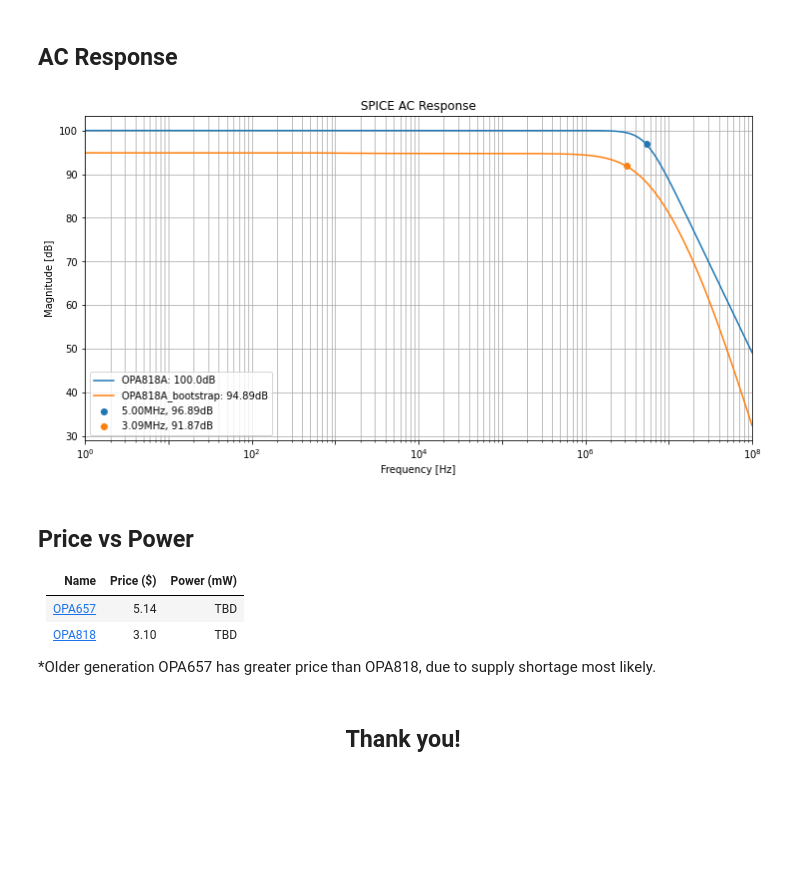
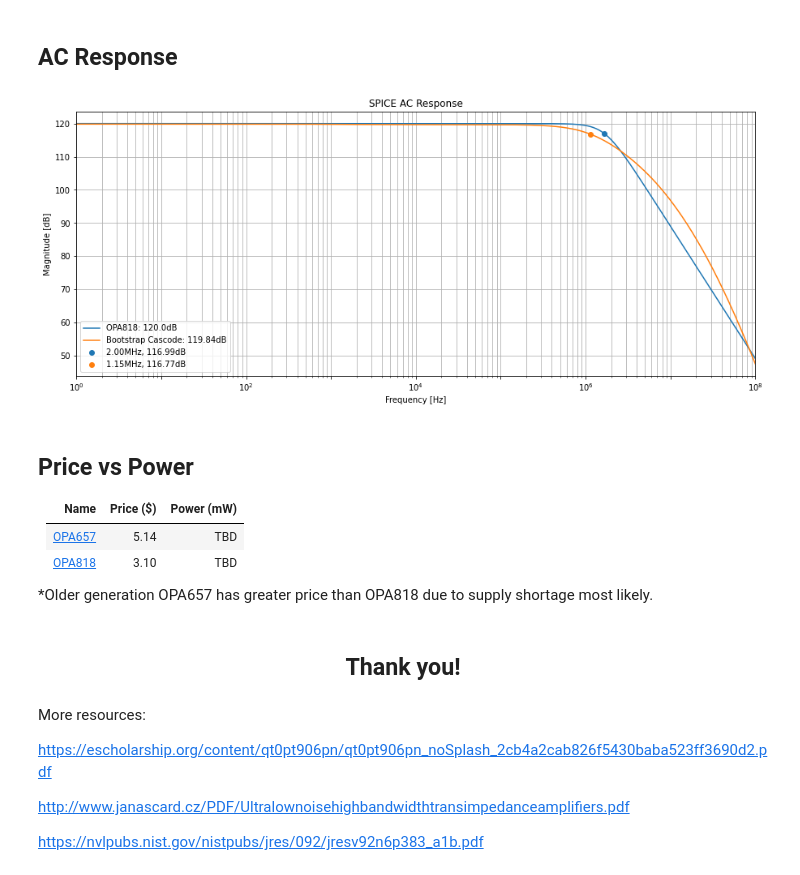
Before and after one commit to kegedy/EE538.1, a Jupyter notebook: kevin/project/check-in-presentation.ipynb, the cells around one changed output. Cells and saved outputs as stored; diff of their text form; code cells hidden in the pictures; blank space fills up the shorter version.

```diff
--- a/kevin/project/check-in-presentation.ipynb
+++ b/kevin/project/check-in-presentation.ipynb
@@ -441,0 +459,22 @@ plt.show();
+# %%
+fig, ax = plt.subplots(1,figsize=(15,6))
+x1 = np.argmin(10*np.log10((onoise2/inoise2)**2))
+label1 = f'{round(10*np.log10((onoise1[x1]/inoise1[x1])**2),2)} dB'
+label2 = f'{round(10*np.log10((onoise2[x1]/inoise2[x1])**2),2)} dB'
+label3 = f'{round(10*np.log10((onoise3[x1]/inoise3[x1])**2),2)} dB'
+ax.semilogx(freq, 10*np.log10((onoise3/inoise3)**2),label='Bootstrap Cascode',color='tab:orange')
+ax.semilogx(freq, 10*np.log10((onoise1/inoise1)**2),label='OPA657',color='tab:green')
+ax.semilogx(freq, 10*np.log10((onoise2/inoise2)**2),label='OPA818',color='tab:blue')
+ax.scatter(freq[x1],10*np.log10((onoise3[x1]/inoise3[x1])**2),label=label3,color='tab:orange')
+ax.scatter(freq[x1],10*np.log10((onoise1[x1]/inoise1[x1])**2),label=label1,color='tab:green')
+ax.scatter(freq[x1],10*np.log10((onoise2[x1]/inoise2[x1])**2),label=label2,color='tab:blue')
+ax.grid(True,which='both')
+ax.set_xlabel('Frequency [Hz]')
+ax.set_ylabel(r'Noise Figure [dB]')
+ax.set_title(f'SPICE Noise Figure: $R_f = 1000K$')
+ax.xaxis.set_major_locator(LogLocator(numticks=15)) #(1)
+ax.xaxis.set_minor_locator(LogLocator(numticks=15,subs=np.arange(2,10))) #(2)
+for label in ax.xaxis.get_ticklabels()[::2]:
+    label.set_visible(False) #(3)
+ax.legend()
+plt.show();
@@ -442,45 +499,37 @@ plt.show();
 # %%
-filepath1 = 'data/OPA818A_ACanalysis.txt'
-filepath2 = 'data/OPA818A_bootstrap_ACanalysis.txt'
-#filepath3 = 'data/OPA657_ACanalysis.txt'
+filepath1 = 'data/OPA818A_Rf1000K_ACanalysis.txt'
+filepath2 = 'data/OPA818A_bootstrap_Rf1000K_ACanalysis.txt'
 df1 = read_ltspice(filepath1,'ac')
 df2 = read_ltspice(filepath2,'ac')
-#df3 = read_ltspice(filepath3,'ac')
 freq1 = df1['Freq.']
 freq2 = df2['Freq.']
-#freq3 = df3['Freq.']
 mag1 = df1['Mag_V(vout)']
 mag2 = df2['Mag_V(vout)']
-#mag3 = df3['Mag_V(vout)']
 # %% [markdown]
 ## AC Response
 # %%
-fig, ax = plt.subplots(1,figsize=(12,6))
+fig, ax = plt.subplots(1,figsize=(15,6))
 x1 = np.where(mag1<=mag1[0]-3)[0][0]
 label1 = "{:.2f}MHz, {:.2f}dB".format(round(freq1[x1]/1e6), mag1[x1])
 x2 = np.where(mag2<=mag2[0]-3)[0][0]
 label2 = "{:.2f}MHz, {:.2f}dB".format(freq2[x2]/1e6, mag2[x2])
-#x3 = np.where(mag3<=mag3[0]-3)[0][0]
-#label3 = "{:.2f}MHz, {:.2f}dB".format(freq3[x3]/1e6, mag3[x3])
-ax.semilogx(freq1, mag1, color='tab:blue',label=f'OPA818A: {round(max(mag1),2)}dB')
-ax.semilogx(freq2, mag2, color='tab:orange',label=f'OPA818A_bootstrap: {round(max(mag2),2)}dB')
-#ax.semilogx(freq3, mag3, color='tab:green',label=f'OPA657: {round(max(mag3),2)}dB')
+ax.semilogx(freq1, mag1, color='tab:blue',label=f'OPA818: {round(max(mag1),2)}dB')
+ax.semilogx(freq2, mag2, color='tab:orange',label=f'Bootstrap Cascode: {round(max(mag2),2)}dB')
 ax.scatter(freq1[x1],mag1[x1],label=label1,color='tab:blue')
 ax.scatter(freq2[x2],mag2[x2],label=label2,color='tab:orange')
-#ax.scatter(freq3[x3],mag3[x3],label=label3,color='tab:green')
 ax.grid(True,which='both')
 ax.set_xlabel('Frequency [Hz]')
 ax.set_ylabel('Magnitude [dB]')
 ax.set_title(f'SPICE AC Response')
 ax.set_xlim(1e0,1e8)
 ax.xaxis.set_major_locator(LogLocator(numticks=15)) #(1)
 ax.xaxis.set_minor_locator(LogLocator(numticks=15,subs=np.arange(2,10))) #(2)
 for label in ax.xaxis.get_ticklabels()[::2]:
     label.set_visible(False) #(3)
 ax.legend()
 plt.show();
 # %% [output]
-[figure, old version]
+[figure, new version]
 # %% [markdown]
 ## Price vs Power
 
@@ -489,6 +538,14 @@ plt.show();
 |[OPA657](http://focus.ti.com/docs/prod/folders/print/opa657.html) | 5.14 | TBD |
 |[OPA818](https://www.ti.com/product/OPA818?qgpn=opa818) | 3.10 | TBD |
 
-*Older generation OPA657 has greater price than OPA818, due to supply shortage most likely.
+*Older generation OPA657 has greater price than OPA818 due to supply shortage most likely.
 # %% [markdown]
 <H2 style="text-align: center;">  Thank you! </H2>
+# %% [markdown]
+More resources:
+
+https://escholarship.org/content/qt0pt906pn/qt0pt906pn_noSplash_2cb4a2cab826f5430baba523ff3690d2.pdf
+
+http://www.janascard.cz/PDF/Ultralownoisehighbandwidthtransimpedanceamplifiers.pdf
+
+https://nvlpubs.nist.gov/nistpubs/jres/092/jresv92n6p383_a1b.pdf
```
Also changed, not shown: parts of 14 cells of this notebook, 13 other files.
